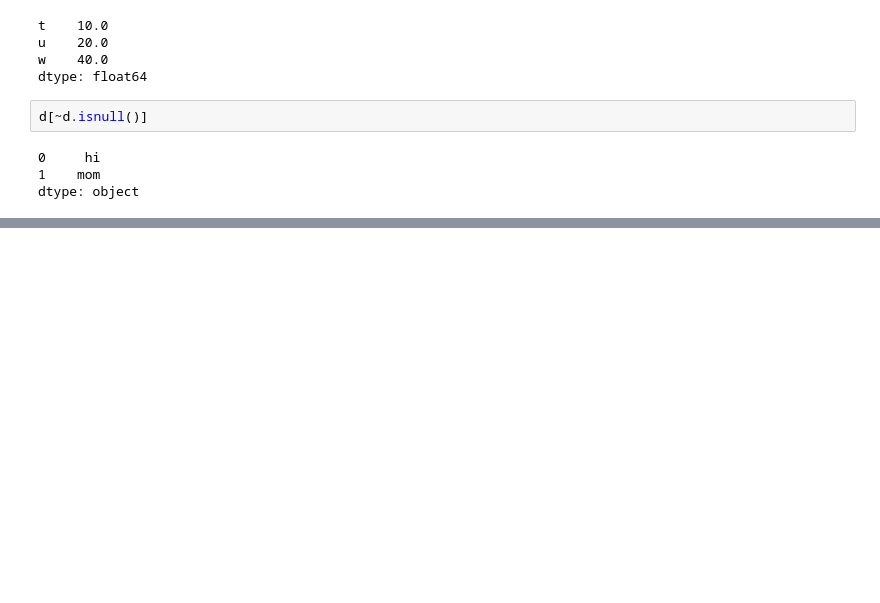
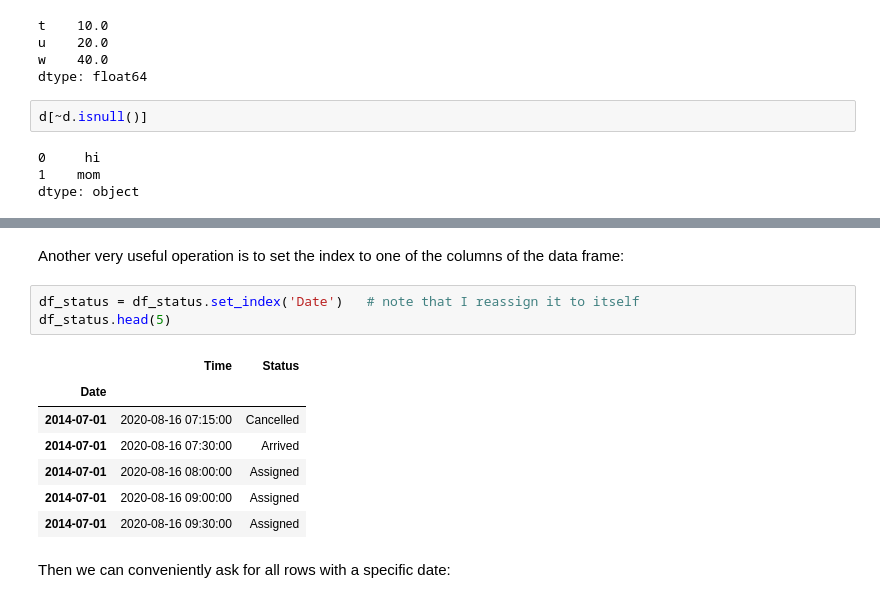
Before and after one commit to parrt/msds593, a Jupyter notebook: notebooks/pandas-intro.ipynb, the cells around one changed output, grey strips where cells are left out. Drawn from its saved outputs; the diff is of its cells as text; blank space fills up the shorter version.

```diff
--- a/notebooks/pandas-intro.ipynb
+++ b/notebooks/pandas-intro.ipynb
@@ -495,0 +612,15 @@ Data frames columns are ordered and the name-to-column mapping is stored in an i
+# %% [markdown]
+Another very useful operation is to set the index to one of the columns of the data frame:
+# %%
+df_status = df_status.set_index('Date')   # note that I reassign it to itself
+df_status.head(5)
+# %% [output]
+|  | Time | Status |
+| Date |  |  |
+| 2014-07-01 | 2020-08-16 07:15:00 | Cancelled |
+| 2014-07-01 | 2020-08-16 07:30:00 | Arrived |
+| 2014-07-01 | 2020-08-16 08:00:00 | Assigned |
+| 2014-07-01 | 2020-08-16 09:00:00 | Assigned |
+| 2014-07-01 | 2020-08-16 09:30:00 | Assigned |
+# %% [markdown]
+Then we can conveniently ask for all rows with a specific date:
```
Also changed, not shown: parts of 53 cells of this notebook.
